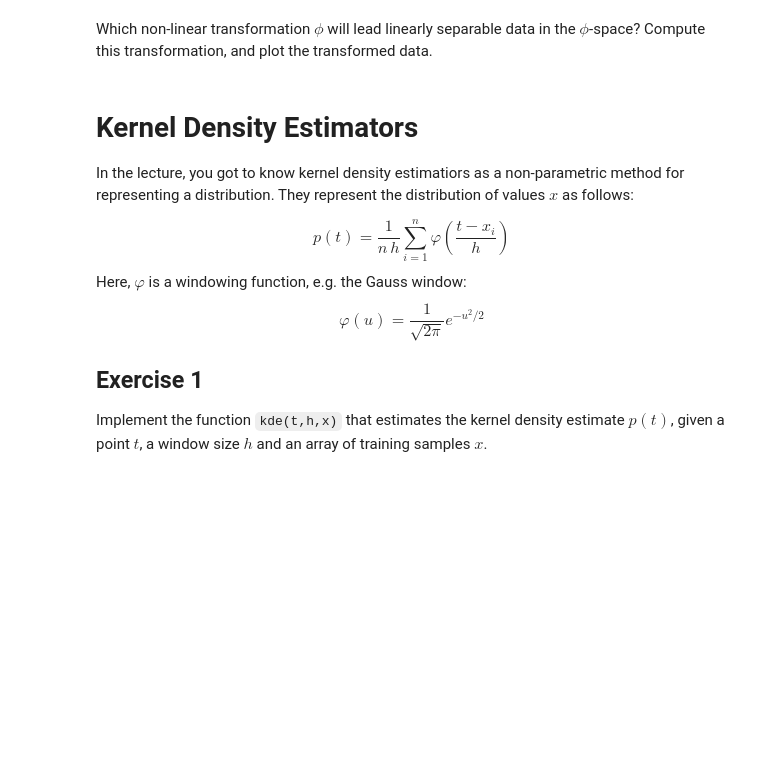
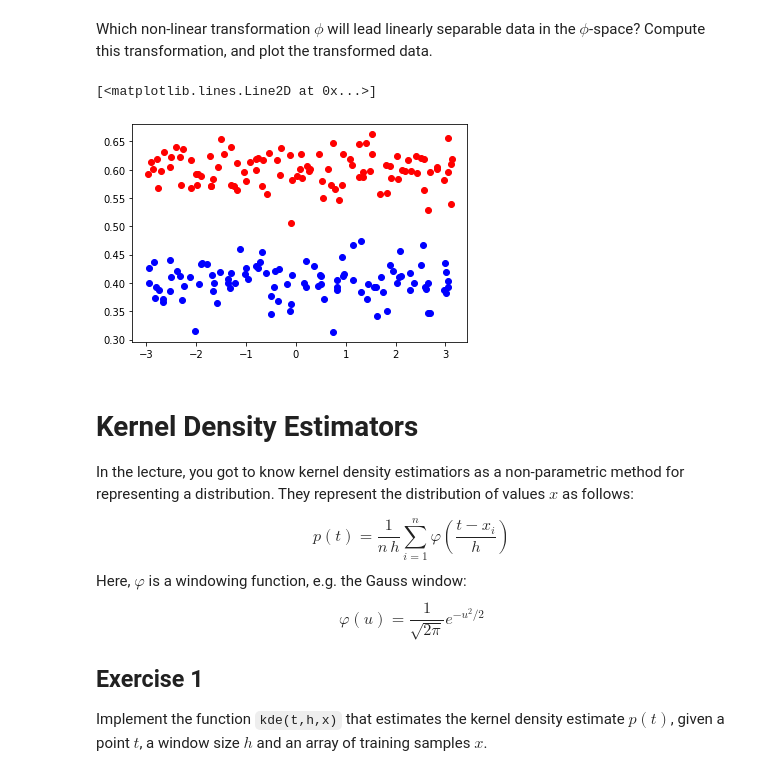
Before and after one commit to stefanluedtke/WS19AI2Exercises, a Jupyter notebook: 05-kernel-density-estimation.ipynb, the cells around one changed output. Saved outputs shown, nothing was run; the diff lists cells and outputs as text; code cells hidden in the pictures; blank space fills up the shorter version.

```diff
--- a/05-kernel-density-estimation.ipynb
+++ b/05-kernel-density-estimation.ipynb
@@ -6,5 +55,14 @@ Plot the data with matplotlib as a 2D scatter plot, using different colors for t
 # %% [markdown]
 Which non-linear transformation $\phi$ will lead linearly separable data in the $\phi$-space? Compute this transformation, and plot the transformed data.
+# %%
+df["trans"] = np.arctan2(df.x,df.y)
+df["trans2"] = np.sqrt(np.square(df.x)+np.square(df.y))
+df
+plt.plot(df.loc[df.c == "A",'trans'],df.loc[df.c == "A",'trans2'],'bo')
+plt.plot(df.loc[df.c == "B",'trans'],df.loc[df.c == "B",'trans2'],'ro')
+# %% [output]
+[<matplotlib.lines.Line2D at 0x...>]
+[figure, added]
 # %% [markdown]
 # Kernel Density Estimators
 
```
Also changed, not shown: parts of 4 cells of this notebook, 2 other files.
